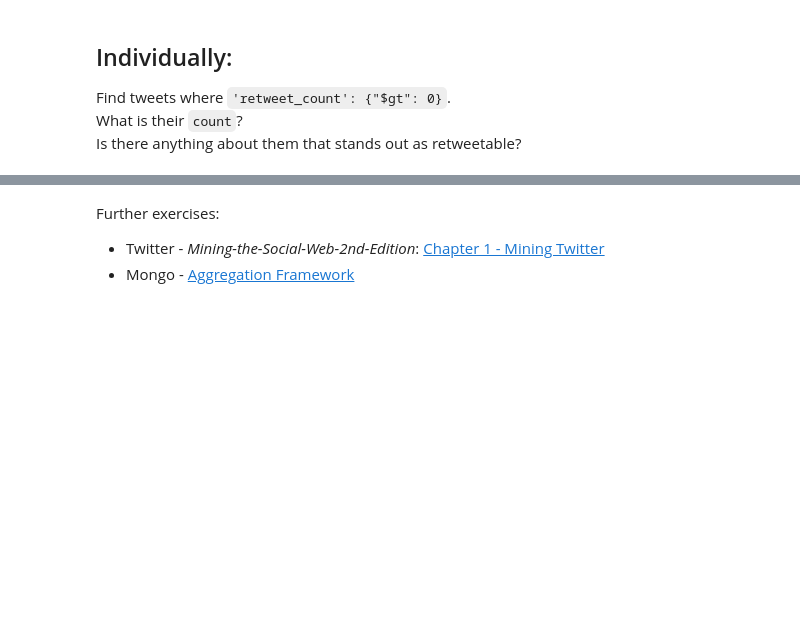
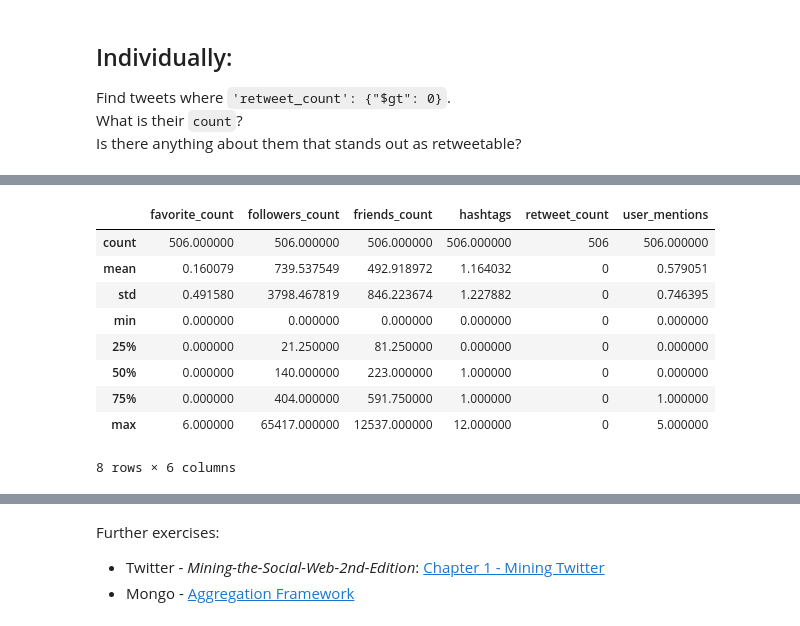
Before and after one commit to ankurprajapati/DAT6_clb, a Jupyter notebook: DS_Lab04_clb/DS_Lab04-API.ipynb, the cells around one changed output, grey strips where cells are left out. Cells and saved outputs as stored; diff of their text form; code cells hidden in the pictures; blank space fills up the shorter version.

```diff
--- a/DS_Lab04_clb/DS_Lab04-API.ipynb
+++ b/DS_Lab04_clb/DS_Lab04-API.ipynb
@@ -558,0 +632,24 @@ Is there anything about them that stands out as retweetable?
+# %%
+unpop_ca_tweets = list(db.canada.find({'retweet_count': {"$lte": 0}},
+                fields=['retweet_count','favorite_count',
+                    'entities.user_mentions','entities.hashtags',
+                    'user.followers_count','user.friends_count']))
+unpop_ca_tweets_df = pd.DataFrame({'retweet_count': tweet['retweet_count'],
+                'favorite_count': tweet['favorite_count'],
+                'user_mentions': len(tweet['entities']['user_mentions']),
+                'hashtags': len(tweet['entities']['hashtags']),
+                'followers_count': tweet['user'].get('followers_count'),
+                'friends_count': tweet['user'].get('friends_count')}
+                                     for tweet in unpop_ca_tweets)
+unpop_ca_tweets_df.describe()
+# %% [output]
+|  | favorite_count | followers_count | friends_count | hashtags | retweet_count | user_mentions |
+| count | 506.000000 | 506.000000 | 506.000000 | 506.000000 | 506 | 506.000000 |
+| mean | 0.160079 | 739.537549 | 492.918972 | 1.164032 | 0 | 0.579051 |
+| std | 0.491580 | 3798.467819 | 846.223674 | 1.227882 | 0 | 0.746395 |
+| min | 0.000000 | 0.000000 | 0.000000 | 0.000000 | 0 | 0.000000 |
+| 25% | 0.000000 | 21.250000 | 81.250000 | 0.000000 | 0 | 0.000000 |
+| 50% | 0.000000 | 140.000000 | 223.000000 | 1.000000 | 0 | 0.000000 |
+| 75% | 0.000000 | 404.000000 | 591.750000 | 1.000000 | 0 | 1.000000 |
+| max | 6.000000 | 65417.000000 | 12537.000000 | 12.000000 | 0 | 5.000000 |
+8 rows × 6 columns
```
Also changed, not shown: parts of 58 cells of this notebook.
